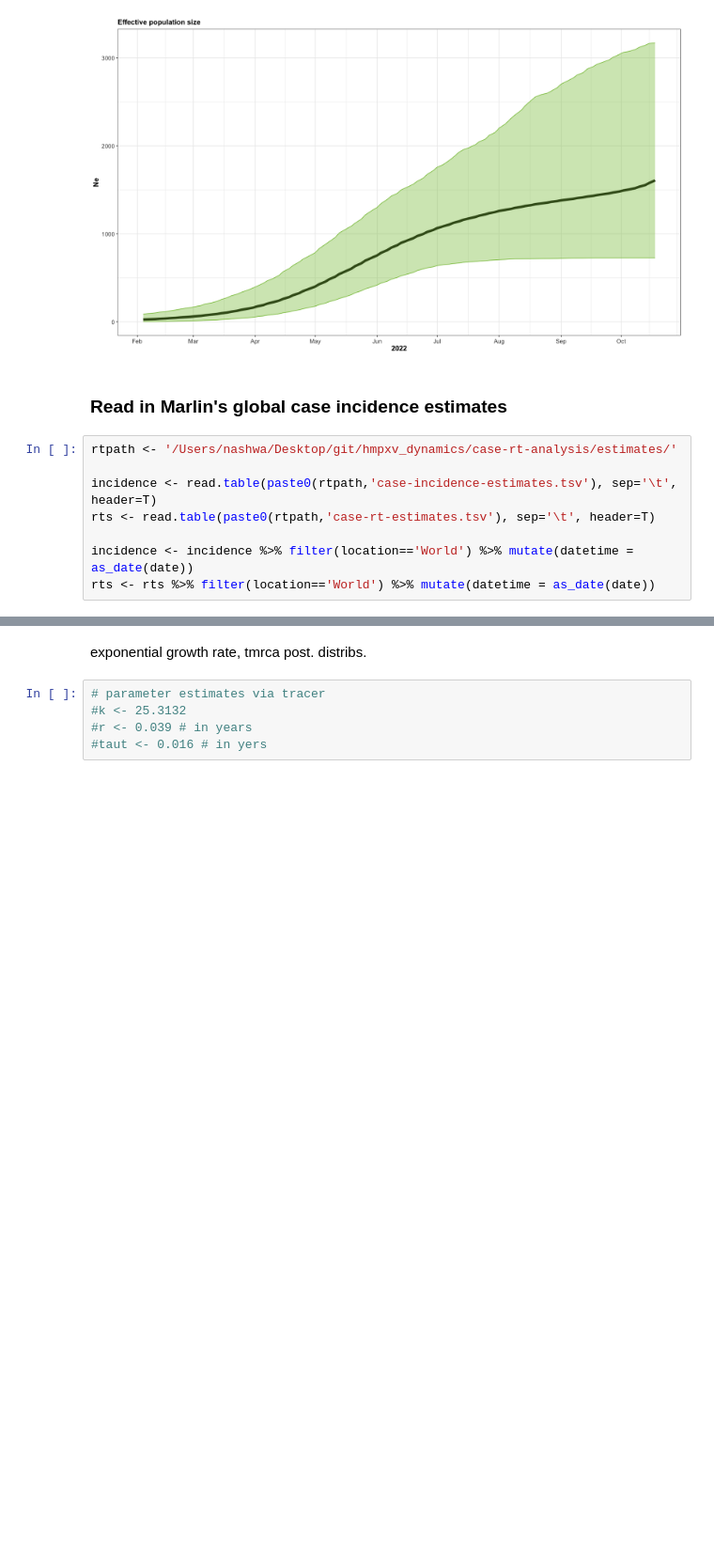
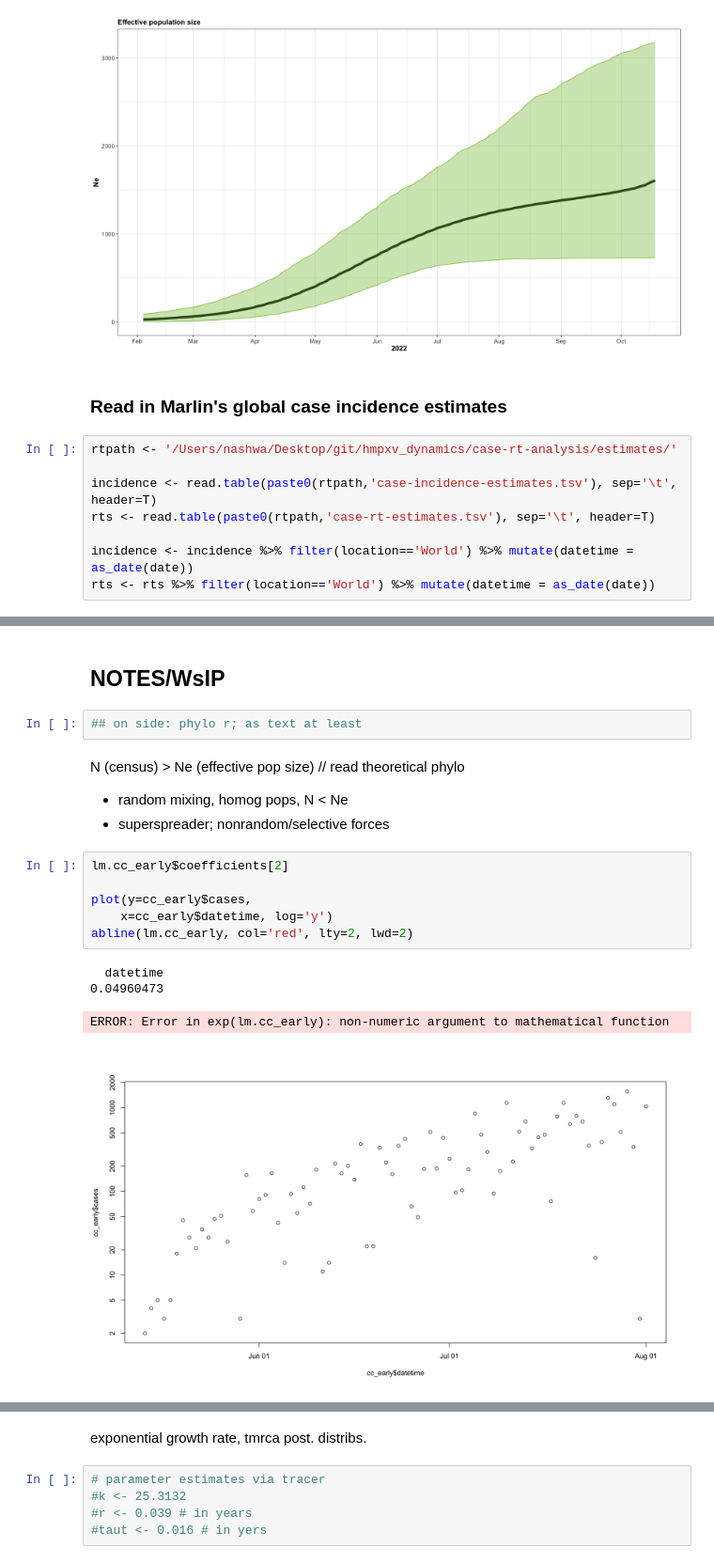
Before and after one commit to blab/mpox-dynamics, a Jupyter notebook: scripts/netau.ipynb, the cells around one changed output, grey strips where cells are left out. Shown at 94% size. Saved outputs shown, nothing was run; the diff lists cells and outputs as text; blank space fills up the shorter version.

```diff
--- a/scripts/netau.ipynb
+++ b/scripts/netau.ipynb
@@ -188,0 +339,20 @@ A data.frame: 6 × 24
+# %% [markdown]
+## NOTES/WsIP
+# %%
+## on side: phylo r; as text at least
+# %% [markdown]
+N (census) > Ne (effective pop size) // read theoretical phylo
+- random mixing, homog pops,
+N < Ne
+-  superspreader; nonrandom/selective forces
+# %%
+lm.cc_early$coefficients[2]
+
+plot(y=cc_early$cases,
+    x=cc_early$datetime, log='y')
+abline(lm.cc_early, col='red', lty=2, lwd=2)
+# %% [output]
+  datetime
+0.04960473
+ERROR: Error in exp(lm.cc_early): non-numeric argument to mathematical function
+[figure, added]
```
Also changed, not shown: parts of 31 cells of this notebook, 4 other files.
